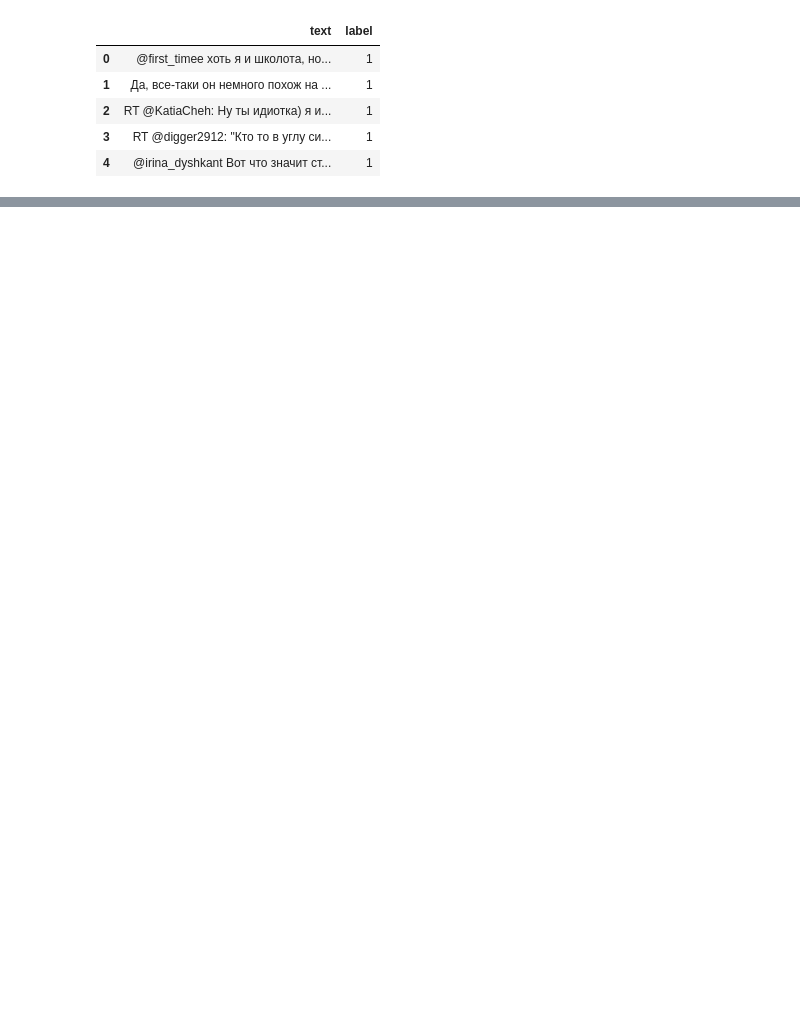
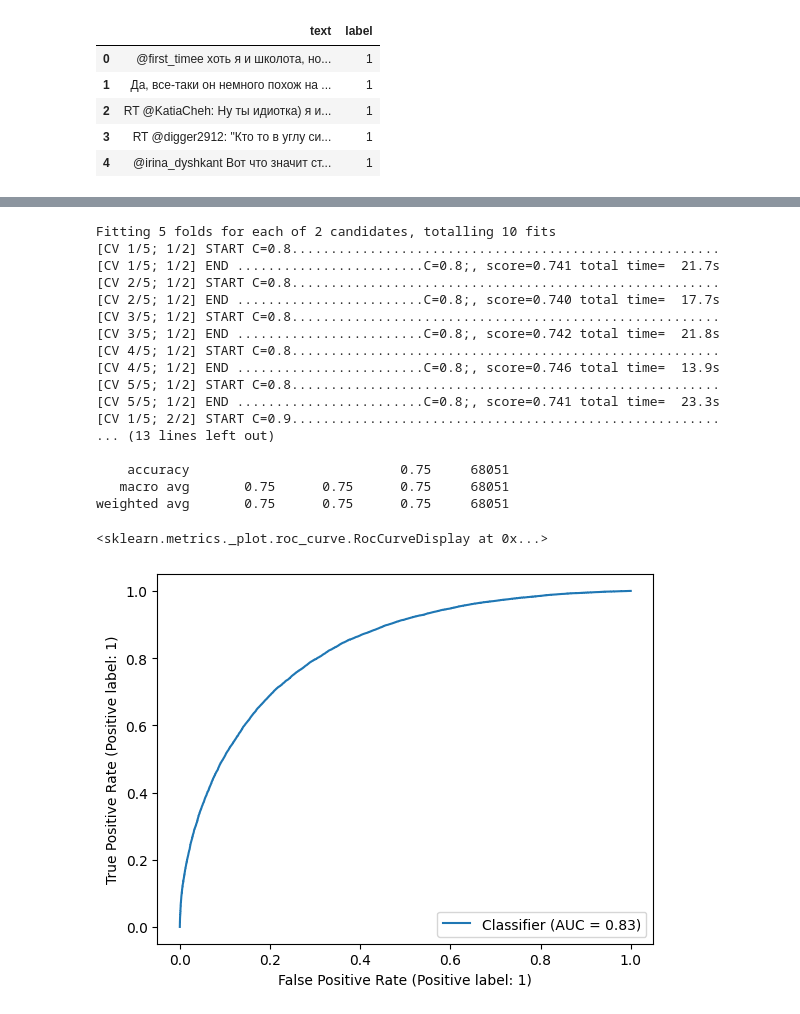
Before and after one commit to gutsy47/ETU-Sentiment-Analysis, a Jupyter notebook: tweets_classification.ipynb, the cells around one changed output, grey strips where cells are left out. Drawn from its saved outputs; the diff is of its cells as text; code cells hidden in the pictures; blank space fills up the shorter version.

```diff
--- a/tweets_classification.ipynb
+++ b/tweets_classification.ipynb
@@ -71,0 +210,52 @@ tweets.to_csv('preprocessed_data.csv', index=False, encoding='cp1251')
+# %%
+def final_preprocessing(text):
+  no_links = remove_links(text)
+  no_stop_words = remove_stopwords(no_links)
+  return no_stop_words
+
+final_tweets = pd.read_csv('data.csv')
+
+final_tweets['text'] = final_tweets['text'].apply(lambda x: final_preprocessing(x))
+
+final_tweets = final_tweets.dropna()
+
+tfidf_vectorizer = TfidfVectorizer()
+
+final_text_vector = tfidf_vectorizer.fit_transform(final_tweets['text'])
+
+X_train, X_test, y_train, y_test = train_test_split(final_text_vector,
+                                                    final_tweets['label'].apply(lambda x: int(x)),
+                                                    test_size=0.3, random_state=42)
+# %%
+from sklearn.model_selection import GridSearchCV
+import numpy as np
+final_model = GridSearchCV(estimator=LogisticRegression(max_iter=100000),
+                           param_grid={'C': np.arange(.8, 1, 0.1)},
+                           verbose=50)
+
+final_model.fit(X_train, y_train)
+
+preds = final_model.predict(X_test)
+
+print(classification_report(y_test, preds))
+RocCurveDisplay.from_predictions(y_test, final_model.predict_proba(X_test)[:,1])
+# %% [output]
+Fitting 5 folds for each of 2 candidates, totalling 10 fits
+[CV 1/5; 1/2] START C=0.8.......................................................
+[CV 1/5; 1/2] END ........................C=0.8;, score=0.741 total time=  21.7s
+[CV 2/5; 1/2] START C=0.8.......................................................
+[CV 2/5; 1/2] END ........................C=0.8;, score=0.740 total time=  17.7s
+[CV 3/5; 1/2] START C=0.8.......................................................
+[CV 3/5; 1/2] END ........................C=0.8;, score=0.742 total time=  21.8s
+[CV 4/5; 1/2] START C=0.8.......................................................
+[CV 4/5; 1/2] END ........................C=0.8;, score=0.746 total time=  13.9s
+[CV 5/5; 1/2] START C=0.8.......................................................
+[CV 5/5; 1/2] END ........................C=0.8;, score=0.741 total time=  23.3s
+[CV 1/5; 2/2] START C=0.9.......................................................
+... (13 lines left out)
+
+    accuracy                           0.75     68051
+   macro avg       0.75      0.75      0.75     68051
+weighted avg       0.75      0.75      0.75     68051
+<sklearn.metrics._plot.roc_curve.RocCurveDisplay at 0x...>
+[figure, added]
```
Also changed, not shown: parts of 17 cells of this notebook.
